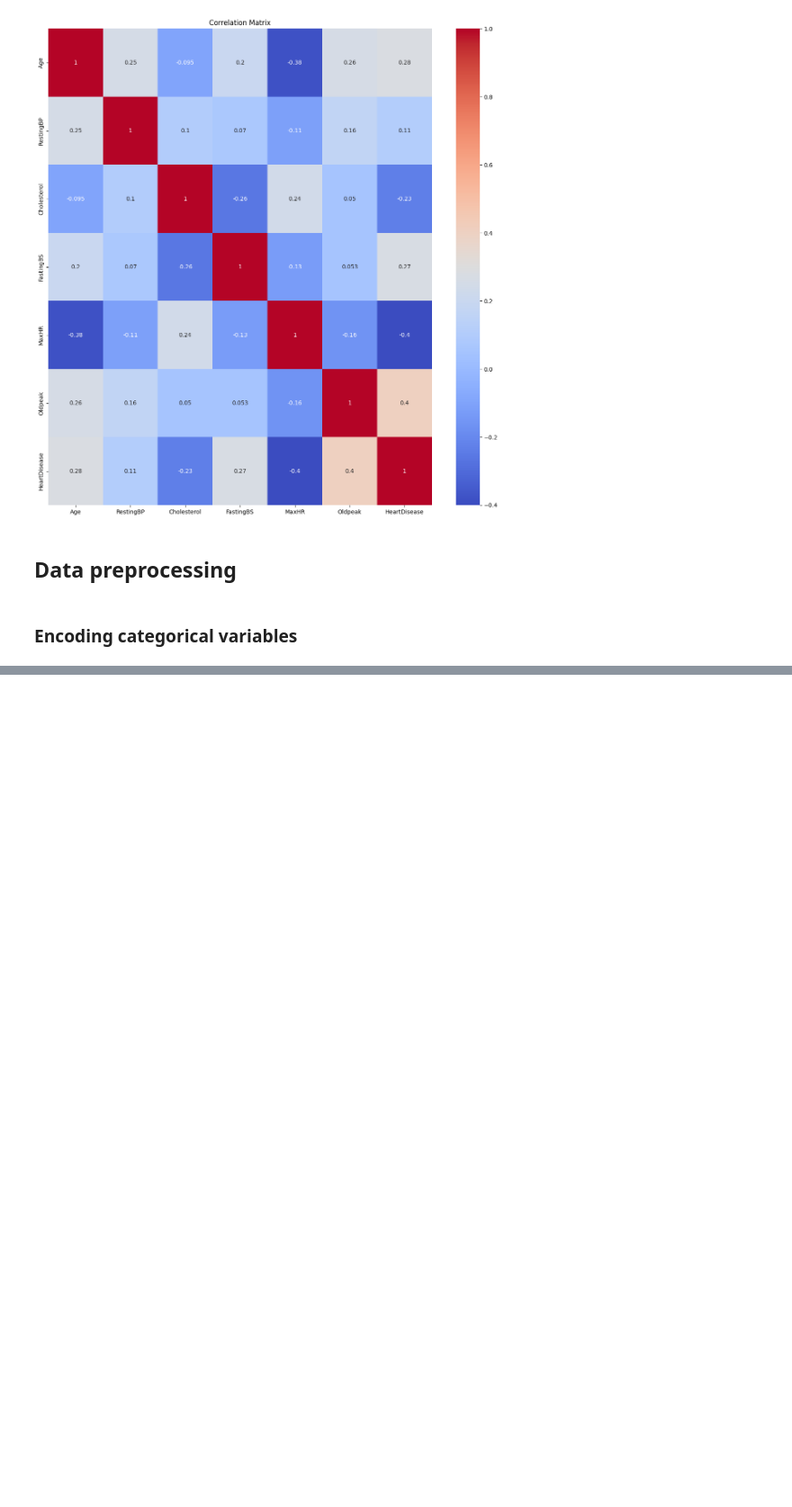
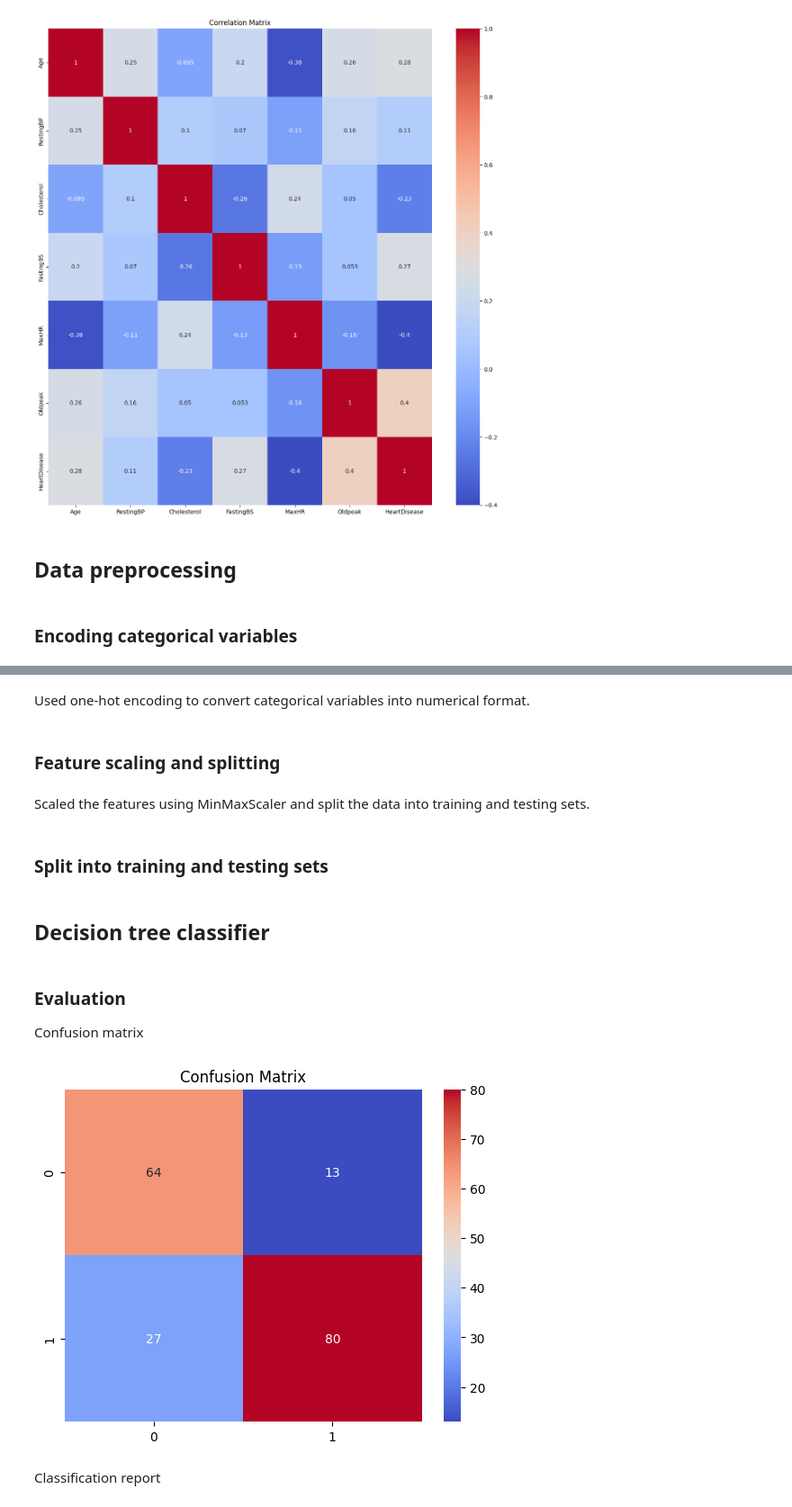
Before and after one commit to janchovanec/ZSU-Projekt, a Jupyter notebook: notebooks/classification.ipynb, the cells around one changed output, grey strips where cells are left out. Shown: that part at 90% size. Drawn from its saved outputs; the diff is of its cells as text; code cells hidden in the pictures; blank space fills up the shorter version.

Commit message:
decision tree

```diff
--- a/notebooks/classification.ipynb
+++ b/notebooks/classification.ipynb
@@ -248,0 +254,7 @@ df["HeartDisease"] = df["HeartDisease"].map({'N': 0, 'Y': 1})
+# %%
+df["Sex"] = df["Sex"].map({'M': 1, 'F': 0})
+df["ExerciseAngina"] = df["ExerciseAngina"].map({'Y': 1, 'N': 0})
+
+df = pd.get_dummies(df, columns=['ChestPainType', 'RestingECG', 'ST_Slope'])
+
+df.head()
@@ -248,0 +268,36 @@ df["HeartDisease"] = df["HeartDisease"].map({'N': 0, 'Y': 1})
+# %% [markdown]
+Used one-hot encoding to convert categorical variables into numerical format.
+# %% [markdown]
+### Feature scaling and splitting
+# %%
+numeric_cols = ['Age', 'RestingBP', 'Cholesterol', 'MaxHR', 'Oldpeak']
+scaler = MinMaxScaler()
+df[numeric_cols] = scaler.fit_transform(df[numeric_cols])
+
+X = df.drop(columns='HeartDisease', axis=1)
+y = df['HeartDisease']
+# %% [markdown]
+Scaled the features using MinMaxScaler and split the data into training and testing sets.
+# %% [markdown]
+### Split into training and testing sets
+# %%
+X_train, X_test, y_train, y_test = train_test_split(X, y, test_size=0.2, random_state=23)
+# %% [markdown]
+## Decision tree classifier
+# %%
+dt_model = DecisionTreeClassifier(random_state=23)
+dt_model.fit(X_train, y_train)
+
+y_pred = dt_model.predict(X_test)
+# %% [markdown]
+### Evaluation
+Confusion matrix
+# %%
+cm = confusion_matrix(y_test, y_pred)
+sns.heatmap(cm, annot=True, cmap='coolwarm')
+plt.title('Confusion Matrix')
+plt.show()
+# %% [output]
+[figure, added]
+# %% [markdown]
+Classification report
```
Also changed, not shown: parts of 11 cells of this notebook.
